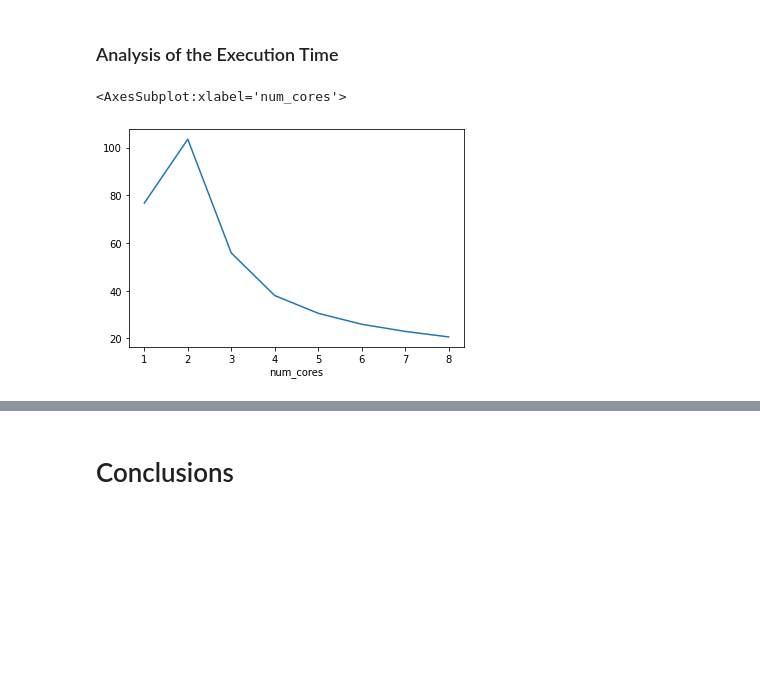
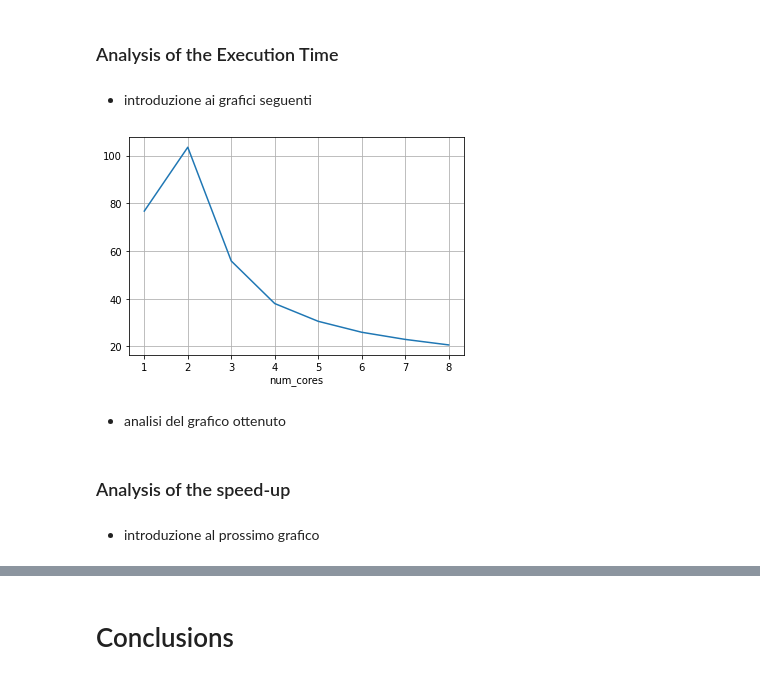
Before and after one commit to Davide-Lotito/ACA_project, a Jupyter notebook: presentation/notebook.ipynb, the cells around one changed output, grey strips where cells are left out. Saved outputs shown, nothing was run; the diff lists cells and outputs as text; code cells hidden in the pictures; blank space fills up the shorter version.

```diff
--- a/presentation/notebook.ipynb
+++ b/presentation/notebook.ipynb
@@ -349,5 +349,5 @@ All testing, performance and scalability, was conducted on the Google Cloud Plat
 # %%
-df = pd.read_json("./test_results.txt")
+df = pd.read_json("./testBigOne.txt")
 # %%
 df
 # %% [output]
@@ -370,8 +370,16 @@ df
 | 47 | 9059631 | 723 | 1.0 | 25.620 | nostoc | 1234 | 8 | 1294233.0 |
 # %% [markdown]
 ### Analysis of the Execution Time
+# %% [markdown]
+* introduzione ai grafici seguenti
 # %%
 df.groupby( "num_cores" ).millisecs.mean().plot()
+plt.grid()
 # %% [output]
-<AxesSubplot:xlabel='num_cores'>
-[figure, old version]
+[figure, new version]
+# %% [markdown]
+* analisi del grafico ottenuto
+# %% [markdown]
+### Analysis of the speed-up
+# %% [markdown]
+* introduzione al prossimo grafico
```
Also changed, not shown: parts of 6 cells of this notebook, 2 other files.
